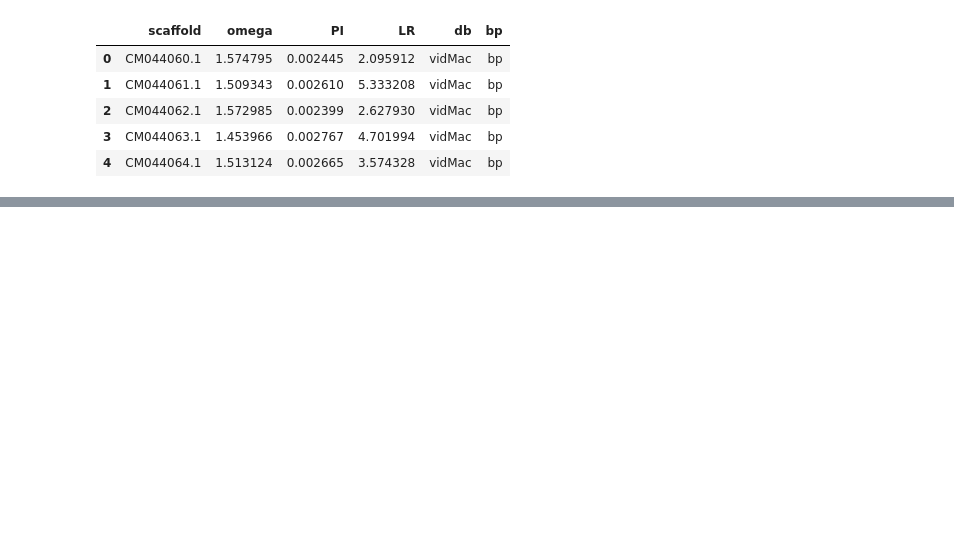
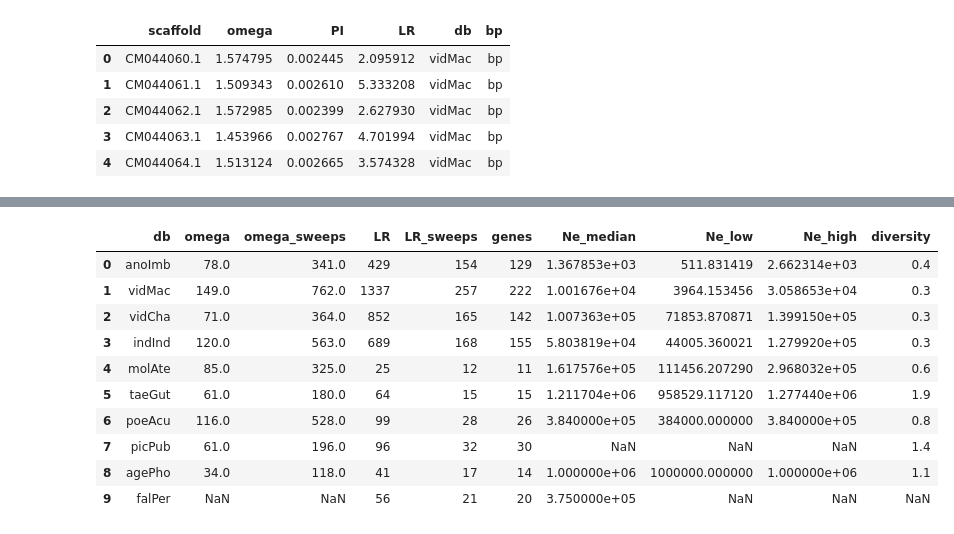
Before and after one commit to osipovarev/Brood_parasites_analysis, a Jupyter notebook: selective_sweeps_analysis.ipynb, the cells around one changed output, grey strips where cells are left out. Drawn from its saved outputs; the diff is of its cells as text; code cells hidden in the pictures; blank space fills up the shorter version.

```diff
--- a/selective_sweeps_analysis.ipynb
+++ b/selective_sweeps_analysis.ipynb
@@ -196,0 +340,14 @@ Series([], Name: start, dtype: float64)
+# %%
+df
+# %% [output]
+|  | db | omega | omega_sweeps | LR | LR_sweeps | genes | Ne_median | Ne_low | Ne_high | diversity |
+| 0 | anoImb | 78.0 | 341.0 | 429 | 154 | 129 | 1.367853e+03 | 511.831419 | 2.662314e+03 | 0.4 |
+| 1 | vidMac | 149.0 | 762.0 | 1337 | 257 | 222 | 1.001676e+04 | 3964.153456 | 3.058653e+04 | 0.3 |
+| 2 | vidCha | 71.0 | 364.0 | 852 | 165 | 142 | 1.007363e+05 | 71853.870871 | 1.399150e+05 | 0.3 |
+| 3 | indInd | 120.0 | 563.0 | 689 | 168 | 155 | 5.803819e+04 | 44005.360021 | 1.279920e+05 | 0.3 |
+| 4 | molAte | 85.0 | 325.0 | 25 | 12 | 11 | 1.617576e+05 | 111456.207290 | 2.968032e+05 | 0.6 |
+| 5 | taeGut | 61.0 | 180.0 | 64 | 15 | 15 | 1.211704e+06 | 958529.117120 | 1.277440e+06 | 1.9 |
+| 6 | poeAcu | 116.0 | 528.0 | 99 | 28 | 26 | 3.840000e+05 | 384000.000000 | 3.840000e+05 | 0.8 |
+| 7 | picPub | 61.0 | 196.0 | 96 | 32 | 30 | NaN | NaN | NaN | 1.4 |
+| 8 | agePho | 34.0 | 118.0 | 41 | 17 | 14 | 1.000000e+06 | 1000000.000000 | 1.000000e+06 | 1.1 |
+| 9 | falPer | NaN | NaN | 56 | 21 | 20 | 3.750000e+05 | NaN | NaN | NaN |
```
Also changed, not shown: parts of 6 cells of this notebook, 1 other file.
